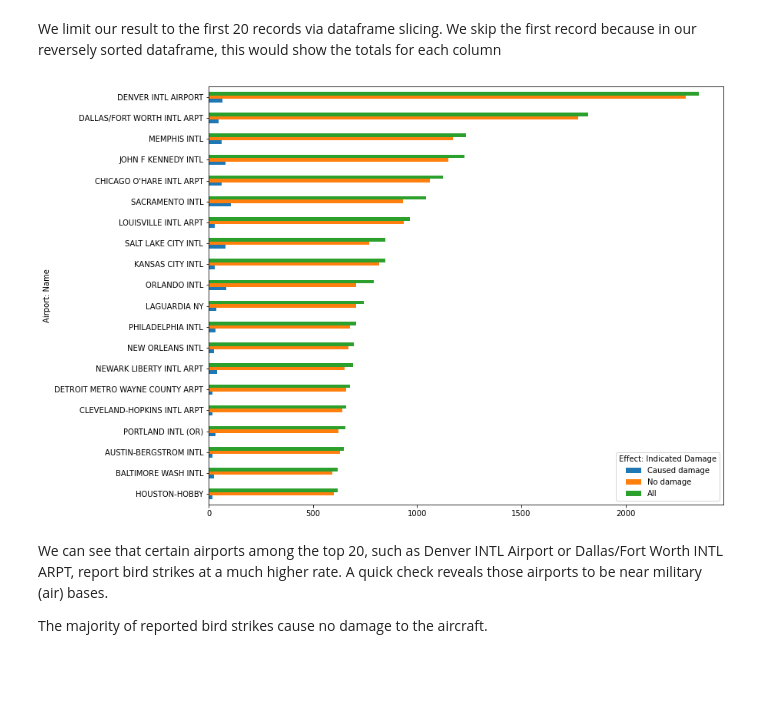
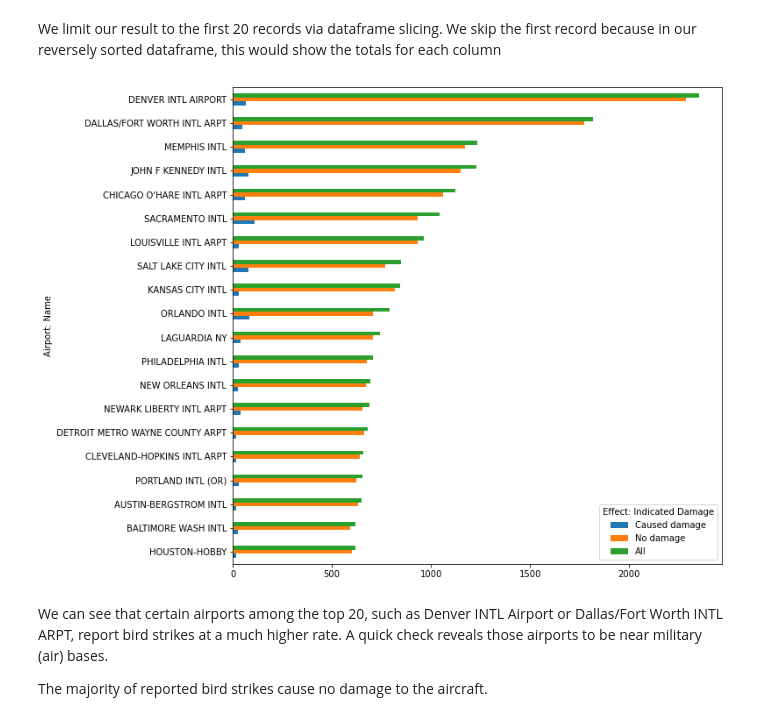
Before and after one commit to mikhas/sully, a Jupyter notebook: 00_eda.ipynb, the cells around one changed output. Drawn from its saved outputs; the diff is of its cells as text; code cells hidden in the pictures; blank space fills up the shorter version.

Commit message:
sully: slightly adjust some figure sizes

```diff
--- a/00_eda.ipynb
+++ b/00_eda.ipynb
@@ -312,9 +312,9 @@ data_ct.sort_values(by='All', ascending=False)[1:].head(5)
 # %% [markdown]
 We limit our result to the first 20 records via dataframe slicing. We skip the first record because in our reversely sorted dataframe, this would show the totals for each column
 # %%
-data_ct.sort_values(by='All', ascending=True)[-21:-1].plot.barh(figsize=(12,10));
+data_ct.sort_values(by='All', ascending=True)[-21:-1].plot.barh(figsize=(10,10));
 # %% [output]
-[figure, old version]
+[figure, new version]
 # %% [markdown]
 We can see that certain airports among the top 20, such as Denver INTL Airport or Dallas/Fort Worth INTL ARPT, report bird strikes at a much higher rate. A quick check reveals those airports to be near military (air) bases.
 
```
Also changed, not shown: parts of 3 cells of this notebook, 1 other file.
